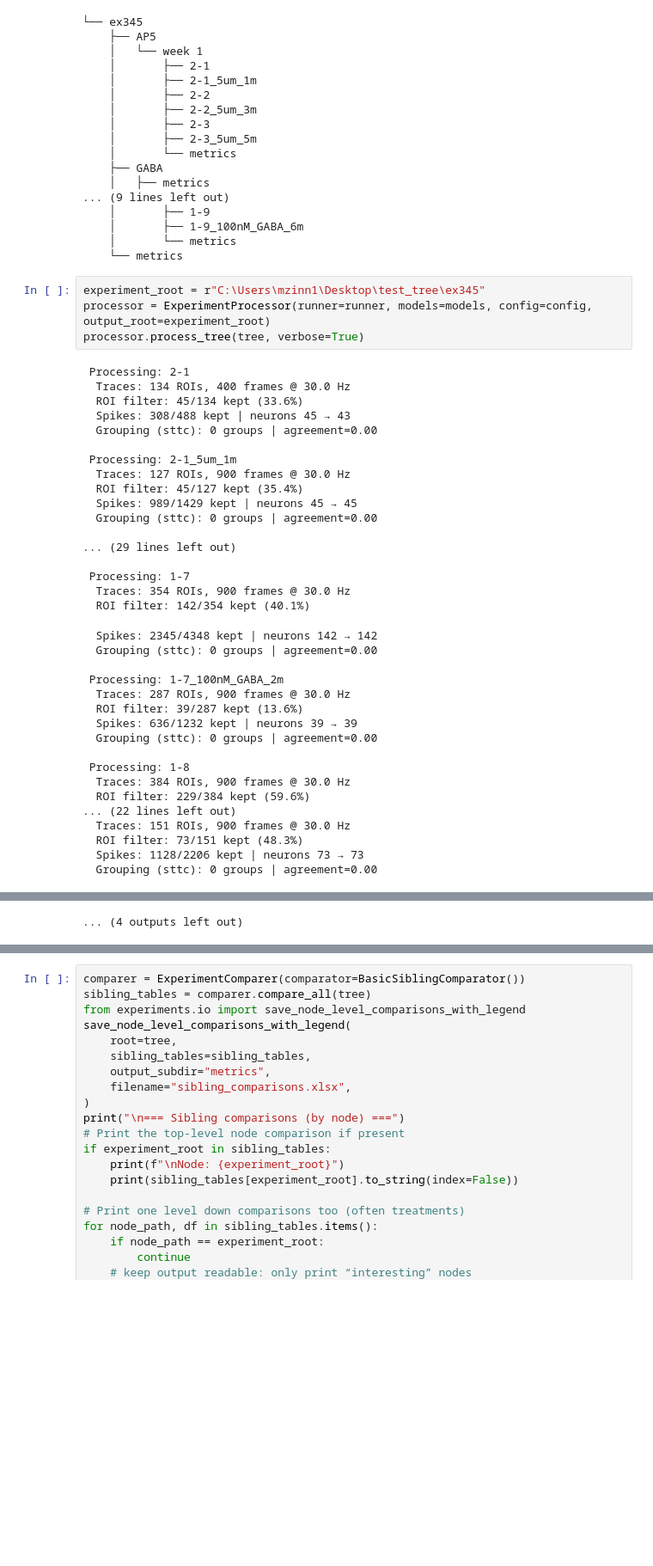
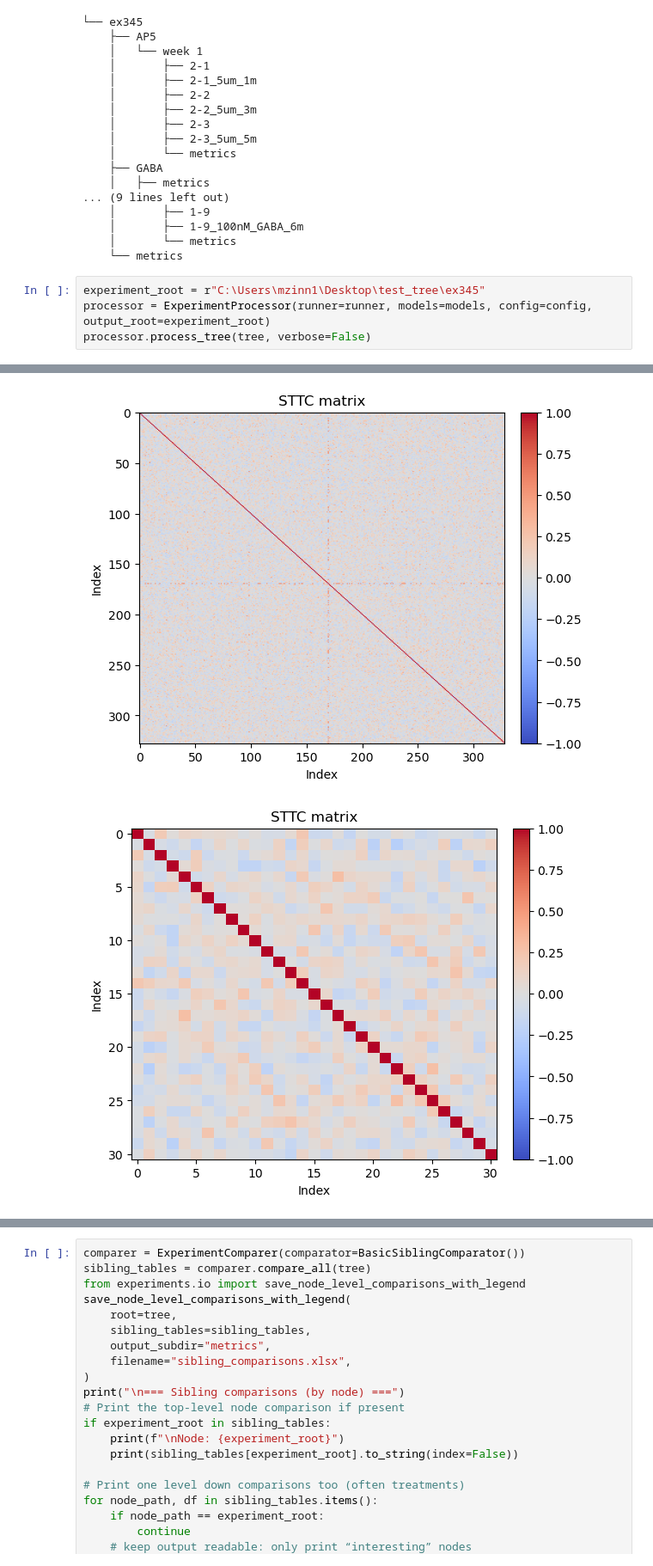
Before and after one commit to EyeResearcher/GCaMP-analysis, a Jupyter notebook: notebooks/pipeline.ipynb, the cells around one changed output, grey strips where cells are left out. Shown at 86% size. Drawn from its saved outputs; the diff is of its cells as text; blank space fills up the shorter version.

```diff
--- a/notebooks/pipeline.ipynb
+++ b/notebooks/pipeline.ipynb
@@ -50,50 +50,17 @@ print_tree(tree)
 # %%
 experiment_root = r"C:\Users\mzinn1\Desktop\test_tree\ex345"
 processor = ExperimentProcessor(runner=runner, models=models, config=config, output_root=experiment_root)
-processor.process_tree(tree, verbose=True)
+processor.process_tree(tree, verbose=False)
 # %% [output]
- Processing: 2-1
-  Traces: 134 ROIs, 400 frames @ 30.0 Hz
-  ROI filter: 45/134 kept (33.6%)
-  Spikes: 308/488 kept | neurons 45 → 43
-  Grouping (sttc): 0 groups | agreement=0.00
-
- Processing: 2-1_5um_1m
-  Traces: 127 ROIs, 900 frames @ 30.0 Hz
-  ROI filter: 45/127 kept (35.4%)
-  Spikes: 989/1429 kept | neurons 45 → 45
-  Grouping (sttc): 0 groups | agreement=0.00
-
-... (29 lines left out)
-
- Processing: 1-7
-  Traces: 354 ROIs, 900 frames @ 30.0 Hz
-  ROI filter: 142/354 kept (40.1%)
-  Spikes: 2345/4348 kept | neurons 142 → 142
-  Grouping (sttc): 0 groups | agreement=0.00
-
- Processing: 1-7_100nM_GABA_2m
-  Traces: 287 ROIs, 900 frames @ 30.0 Hz
-  ROI filter: 39/287 kept (13.6%)
-  Spikes: 636/1232 kept | neurons 39 → 39
-  Grouping (sttc): 0 groups | agreement=0.00
-
- Processing: 1-8
-  Traces: 384 ROIs, 900 frames @ 30.0 Hz
-  ROI filter: 229/384 kept (59.6%)
-... (22 lines left out)
-  Traces: 151 ROIs, 900 frames @ 30.0 Hz
-  ROI filter: 73/151 kept (48.3%)
-  Spikes: 1128/2206 kept | neurons 73 → 73
-  Grouping (sttc): 0 groups | agreement=0.00
 [figure]
 [figure]
 [figure]
 [figure]
 [figure]
 [figure]
 [figure]
 [figure]
 [figure]
 [figure]
-... (4 outputs left out)
+[figure, added]
+[figure, added]
```
Also changed, not shown: parts of 2 cells of this notebook, 1 other file.
